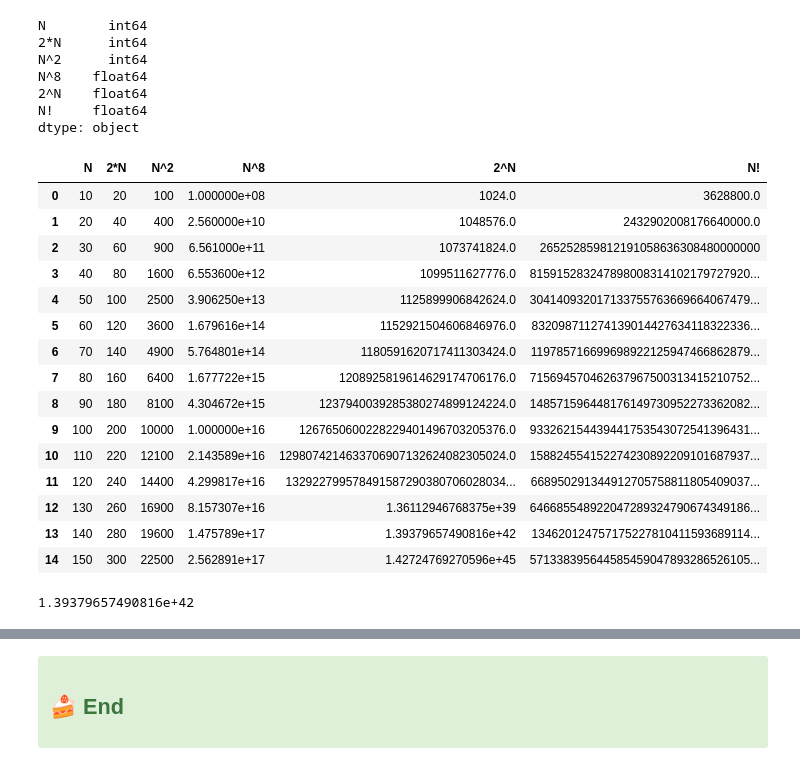
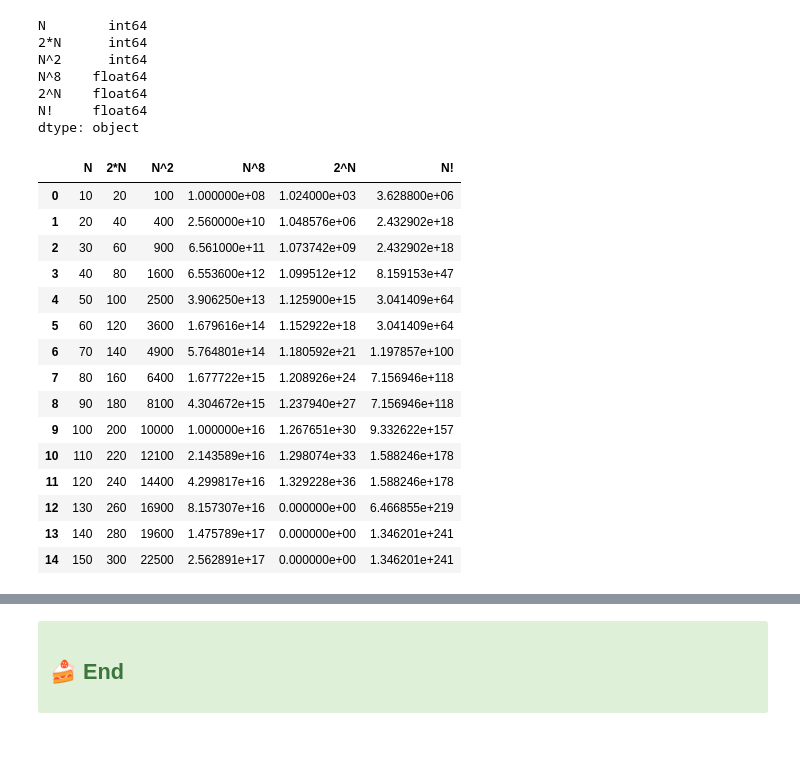
Before and after one commit to Sati2030/COMP1008_Seiji, a Jupyter notebook: Labs/Lab2/Exercise_2_Data_Viz_Preprocessing.ipynb, the cells around one changed output, grey strips where cells are left out. Cells and saved outputs as stored; diff of their text form; code cells hidden in the pictures.

```diff
--- a/Labs/Lab2/Exercise_2_Data_Viz_Preprocessing.ipynb
+++ b/Labs/Lab2/Exercise_2_Data_Viz_Preprocessing.ipynb
@@ -522,36 +522,32 @@ dtype: object
 # %%
 # Enter your data pre-processing and plotting code here!
 import math
 import mpmath
 
 #NULL values are filled respectivelly with the corresponding value
 ddf['N^8'].fillna(ddf['N']**8,inplace=True)
 ddf['2^N'] = ddf['2^N'].astype(float)
-ddf['2^N'].fillna(ddf["N"].apply(lambda x : mpmath.power(2,x)),inplace=True)
-ddf['N!'].fillna(ddf['N'].apply(math.factorial),inplace=True)
+ddf['2^N'].fillna(0,inplace=True)
+ddf['N!'].fillna(method="ffill",inplace=True)
 
 ddf
 # %% [output]
 |  | N | 2*N | N^2 | N^8 | 2^N | N! |
-| 0 | 10 | 20 | 100 | 1.000000e+08 | 1024.0 | 3628800.0 |
-| 1 | 20 | 40 | 400 | 2.560000e+10 | 1048576.0 | 2432902008176640000.0 |
-| 2 | 30 | 60 | 900 | 6.561000e+11 | 1073741824.0 | 265252859812191058636308480000000 |
-| 3 | 40 | 80 | 1600 | 6.553600e+12 | 1099511627776.0 | 815915283247898008314102179727920... |
-| 4 | 50 | 100 | 2500 | 3.906250e+13 | 1125899906842624.0 | 304140932017133755763669664067479... |
-| 5 | 60 | 120 | 3600 | 1.679616e+14 | 1152921504606846976.0 | 832098711274139014427634118322336... |
-| 6 | 70 | 140 | 4900 | 5.764801e+14 | 1180591620717411303424.0 | 119785716699698922125947466862879... |
-| 7 | 80 | 160 | 6400 | 1.677722e+15 | 1208925819614629174706176.0 | 715694570462637967500313415210752... |
-| 8 | 90 | 180 | 8100 | 4.304672e+15 | 1237940039285380274899124224.0 | 148571596448176149730952273362082... |
-| 9 | 100 | 200 | 10000 | 1.000000e+16 | 1267650600228229401496703205376.0 | 933262154439441753543072541396431... |
-| 10 | 110 | 220 | 12100 | 2.143589e+16 | 1298074214633706907132624082305024.0 | 158824554152274230892209101687937... |
-| 11 | 120 | 240 | 14400 | 4.299817e+16 | 132922799578491587290380706028034... | 668950291344912705758811805409037... |
-| 12 | 130 | 260 | 16900 | 8.157307e+16 | 1.36112946768375e+39 | 646685548922047289324790674349186... |
-| 13 | 140 | 280 | 19600 | 1.475789e+17 | 1.39379657490816e+42 | 134620124757175227810411593689114... |
-| 14 | 150 | 300 | 22500 | 2.562891e+17 | 1.42724769270596e+45 | 571338395644585459047893286526105... |
+| 0 | 10 | 20 | 100 | 1.000000e+08 | 1.024000e+03 | 3.628800e+06 |
+| 1 | 20 | 40 | 400 | 2.560000e+10 | 1.048576e+06 | 2.432902e+18 |
+| 2 | 30 | 60 | 900 | 6.561000e+11 | 1.073742e+09 | 2.432902e+18 |
+| 3 | 40 | 80 | 1600 | 6.553600e+12 | 1.099512e+12 | 8.159153e+47 |
+| 4 | 50 | 100 | 2500 | 3.906250e+13 | 1.125900e+15 | 3.041409e+64 |
+| 5 | 60 | 120 | 3600 | 1.679616e+14 | 1.152922e+18 | 3.041409e+64 |
+| 6 | 70 | 140 | 4900 | 5.764801e+14 | 1.180592e+21 | 1.197857e+100 |
+| 7 | 80 | 160 | 6400 | 1.677722e+15 | 1.208926e+24 | 7.156946e+118 |
+| 8 | 90 | 180 | 8100 | 4.304672e+15 | 1.237940e+27 | 7.156946e+118 |
+| 9 | 100 | 200 | 10000 | 1.000000e+16 | 1.267651e+30 | 9.332622e+157 |
+| 10 | 110 | 220 | 12100 | 2.143589e+16 | 1.298074e+33 | 1.588246e+178 |
+| 11 | 120 | 240 | 14400 | 4.299817e+16 | 1.329228e+36 | 1.588246e+178 |
+| 12 | 130 | 260 | 16900 | 8.157307e+16 | 0.000000e+00 | 6.466855e+219 |
+| 13 | 140 | 280 | 19600 | 1.475789e+17 | 0.000000e+00 | 1.346201e+241 |
+| 14 | 150 | 300 | 22500 | 2.562891e+17 | 0.000000e+00 | 1.346201e+241 |
-# %%
-print(mpmath.power(2,140))
-# %% [output]
-1.39379657490816e+42
 # %%
 
 fig, axes = plt.subplots(4, 1, figsize=(10, 10))
```
Also changed, not shown: parts of 1 cell of this notebook, 1 other file.
